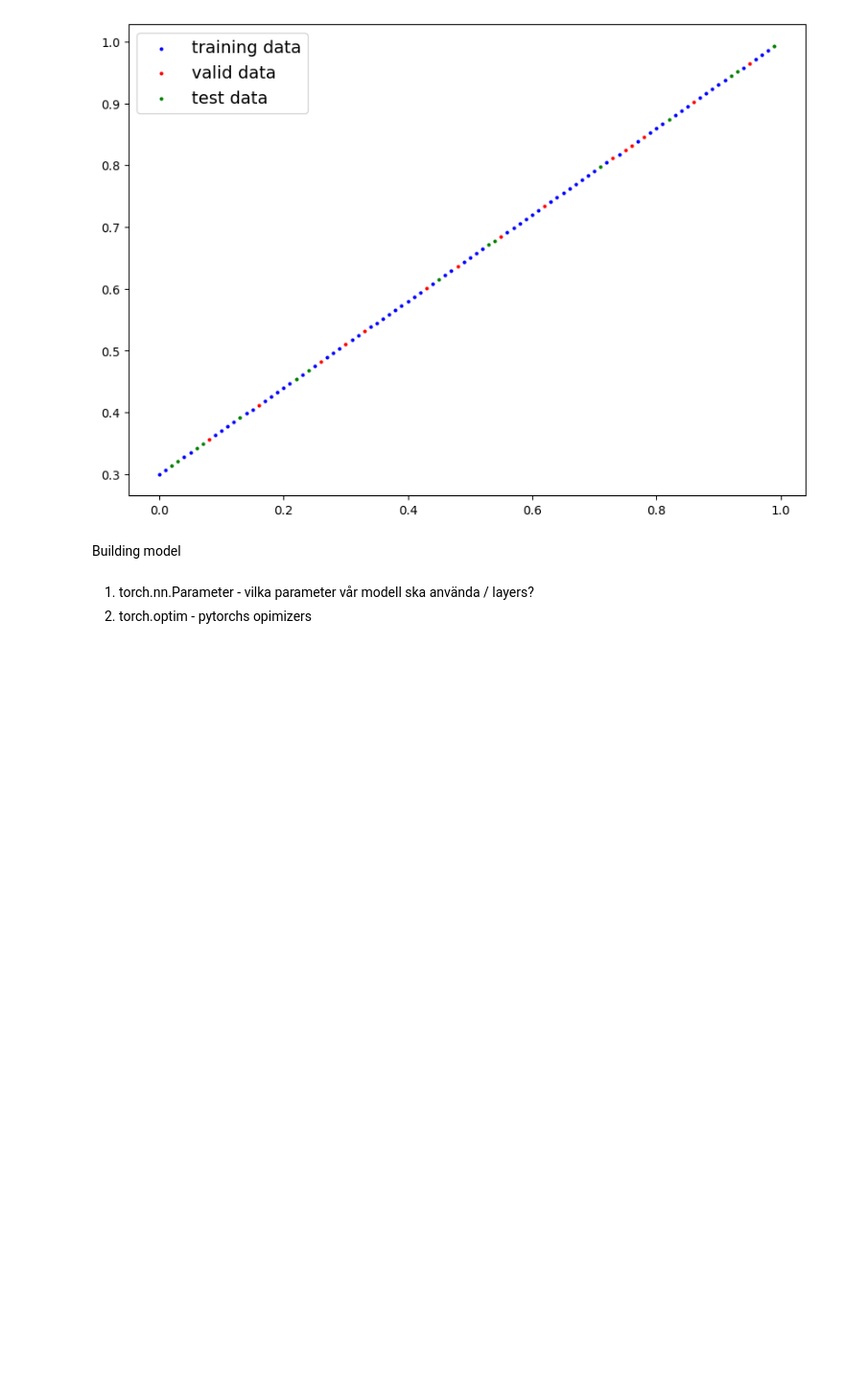
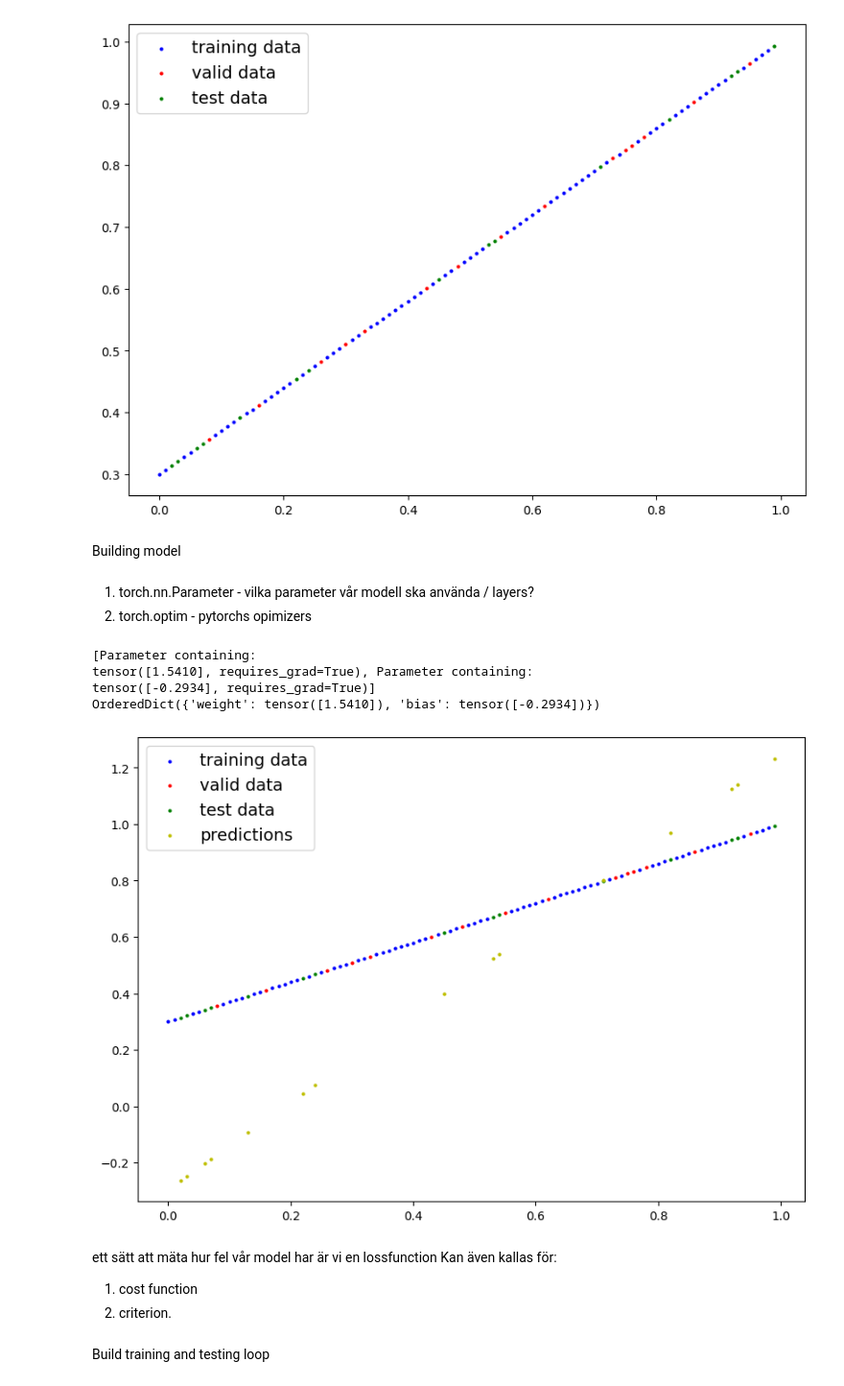
Before and after one commit to DavidDanell/PyTorch, a Jupyter notebook: workflows_red0.ipynb, the cells around one changed output. Shown at 96% size. Drawn from its saved outputs; the diff is of its cells as text; code cells hidden in the pictures; blank space fills up the shorter version.

```diff
--- a/workflows_red0.ipynb
+++ b/workflows_red0.ipynb
@@ -122,3 +122,32 @@ class LinearRegression(nn.Module):
 # %% [markdown]
 1. torch.nn.Parameter - vilka parameter vår modell ska använda / layers?
 2. torch.optim - pytorchs opimizers
+# %%
+SEED=0
+
+torch.manual_seed(SEED)
+model=LinearRegression()
+
+print(list(model.parameters()))
+
+
+#samma:
+
+print(model.state_dict())
+# %% [output]
+[Parameter containing:
+tensor([1.5410], requires_grad=True), Parameter containing:
+tensor([-0.2934], requires_grad=True)]
+OrderedDict({'weight': tensor([1.5410]), 'bias': tensor([-0.2934])})
+# %%
+with torch.inference_mode(): #viktigt att använda när man gör eval, stänger av gradient som uppdaterar weight
+    y_preds = model(X_test)
+
+plot_predictions(prediction=y_preds)
+# %% [output]
+[figure, added]
+# %% [markdown]
+ ett sätt att mäta hur fel vår model har är vi en lossfunction
+ Kan även kallas för:
+ 1. cost function
+ 2. criterion.
@@ -124,0 +158,2 @@ class LinearRegression(nn.Module):
+# %% [markdown]
+Build training and testing loop
```
Also changed, not shown: parts of 3 cells of this notebook, 1 other file.
